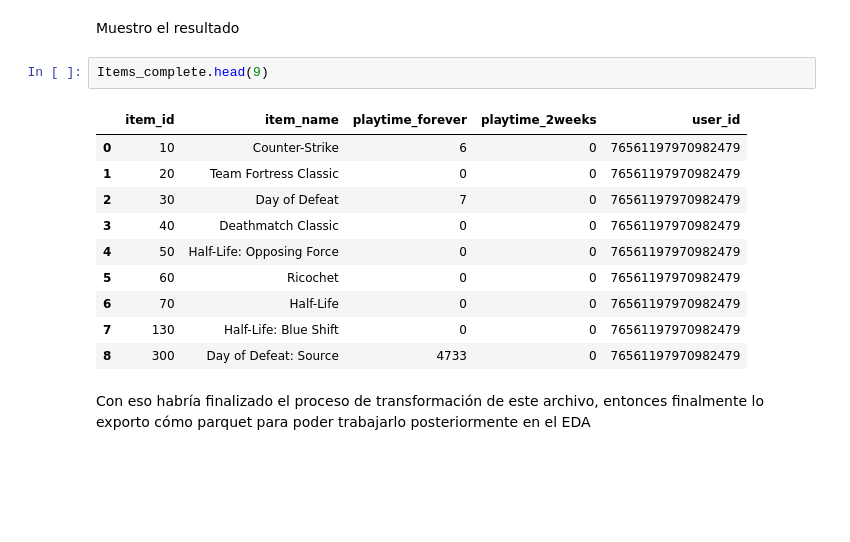
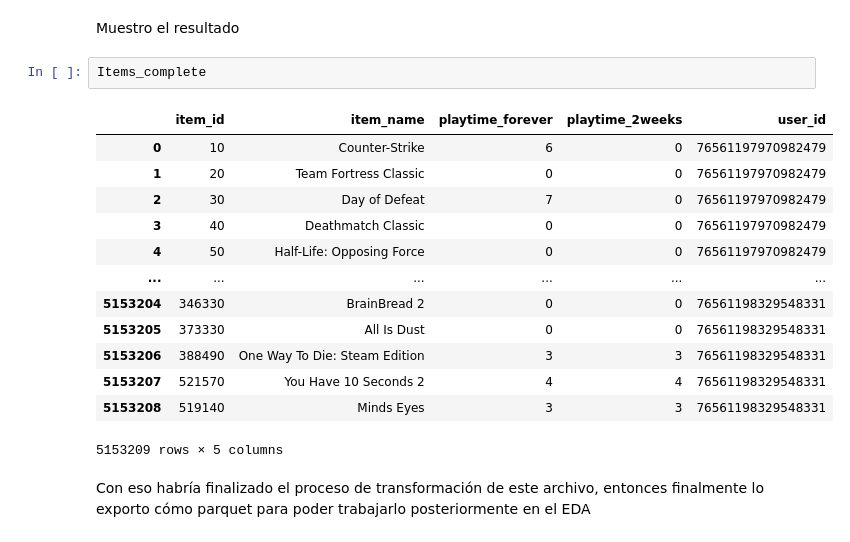
Before and after one commit to Tagliaferro22/steam-games, a Jupyter notebook: ETL/ETL_user_items.ipynb, the cells around one changed output. Saved outputs shown, nothing was run; the diff lists cells and outputs as text; blank space fills up the shorter version.

```diff
--- a/ETL/ETL_user_items.ipynb
+++ b/ETL/ETL_user_items.ipynb
@@ -96,18 +114,21 @@ Items_complete = pd.DataFrame(lista_de_items)
 # %% [markdown]
 Muestro el resultado
 # %%
-Items_complete.head(9)
+Items_complete
 # %% [output]
 |  | item_id | item_name | playtime_forever | playtime_2weeks | user_id |
 | 0 | 10 | Counter-Strike | 6 | 0 | 76561197970982479 |
 | 1 | 20 | Team Fortress Classic | 0 | 0 | 76561197970982479 |
 | 2 | 30 | Day of Defeat | 7 | 0 | 76561197970982479 |
 | 3 | 40 | Deathmatch Classic | 0 | 0 | 76561197970982479 |
 | 4 | 50 | Half-Life: Opposing Force | 0 | 0 | 76561197970982479 |
-| 5 | 60 | Ricochet | 0 | 0 | 76561197970982479 |
-| 6 | 70 | Half-Life | 0 | 0 | 76561197970982479 |
-| 7 | 130 | Half-Life: Blue Shift | 0 | 0 | 76561197970982479 |
-| 8 | 300 | Day of Defeat: Source | 4733 | 0 | 76561197970982479 |
+| ... | ... | ... | ... | ... | ... |
+| 5153204 | 346330 | BrainBread 2 | 0 | 0 | 76561198329548331 |
+| 5153205 | 373330 | All Is Dust | 0 | 0 | 76561198329548331 |
+| 5153206 | 388490 | One Way To Die: Steam Edition | 3 | 3 | 76561198329548331 |
+| 5153207 | 521570 | You Have 10 Seconds 2 | 4 | 4 | 76561198329548331 |
+| 5153208 | 519140 | Minds Eyes | 3 | 3 | 76561198329548331 |
+5153209 rows × 5 columns
 # %% [markdown]
 Con eso habría finalizado el proceso de transformación de este archivo, entonces finalmente lo exporto cómo parquet para poder trabajarlo posteriormente en el EDA
 # %%
```
Also changed, not shown: parts of 2 cells of this notebook.
